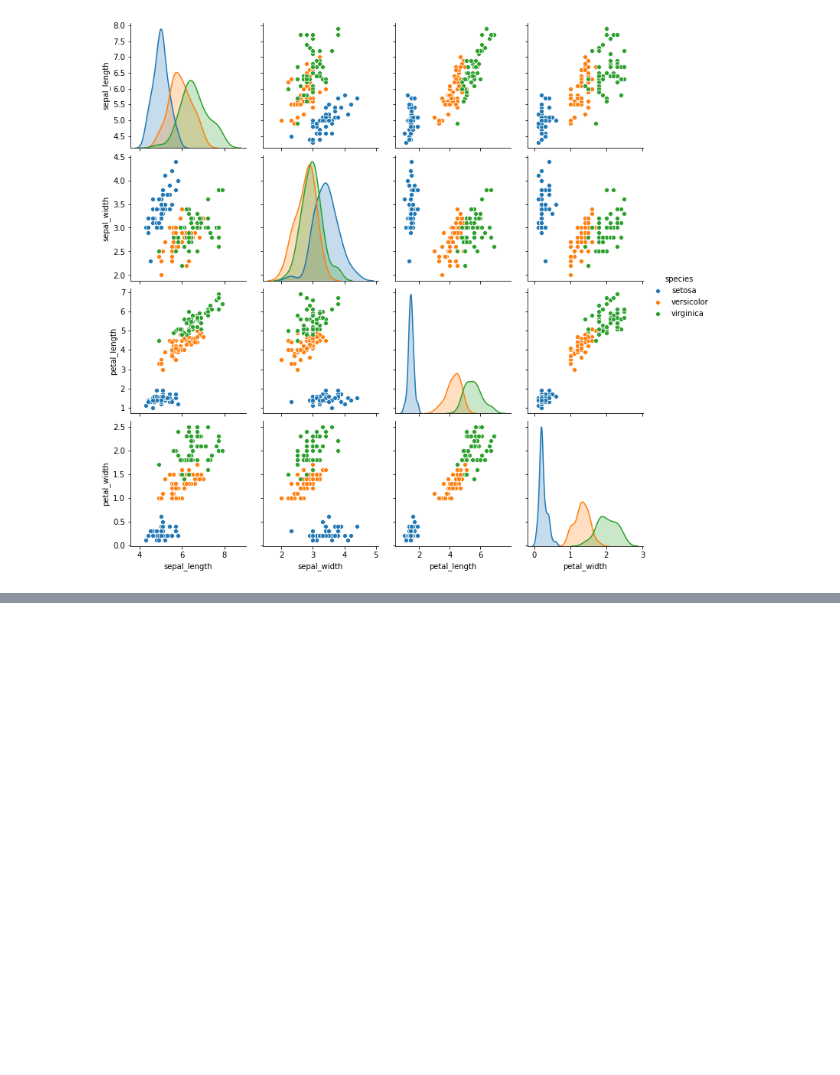
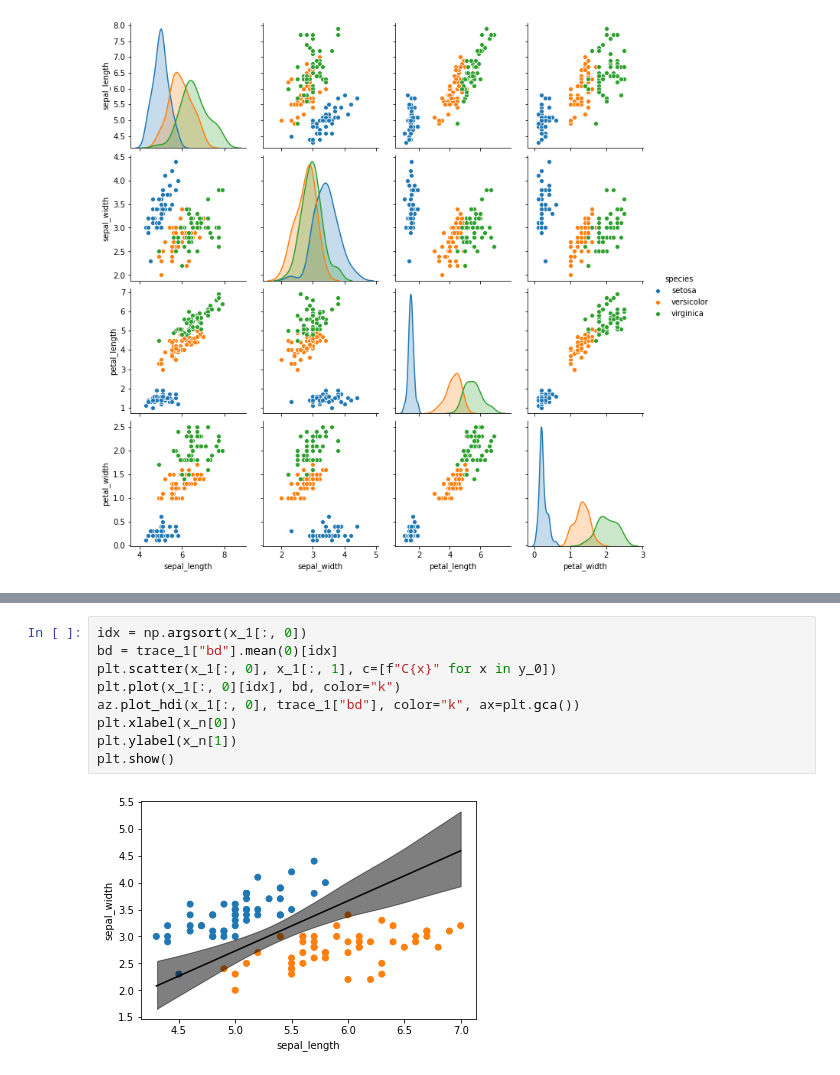
Before and after one commit to jhrcook/bayesian-analysis-with-python_e2, a Jupyter notebook: 04_generalized-linear-models.ipynb, the cells around one changed output, grey strips where cells are left out. Drawn from its saved outputs; the diff is of its cells as text; blank space fills up the shorter version.

```diff
--- a/04_generalized-linear-models.ipynb
+++ b/04_generalized-linear-models.ipynb
@@ -64,0 +184,11 @@ plt.show()
+# %%
+idx = np.argsort(x_1[:, 0])
+bd = trace_1["bd"].mean(0)[idx]
+plt.scatter(x_1[:, 0], x_1[:, 1], c=[f"C{x}" for x in y_0])
+plt.plot(x_1[:, 0][idx], bd, color="k")
+az.plot_hdi(x_1[:, 0], trace_1["bd"], color="k", ax=plt.gca())
+plt.xlabel(x_n[0])
+plt.ylabel(x_n[1])
+plt.show()
+# %% [output]
+[figure, added]
```
Also changed, not shown: parts of 14 cells of this notebook, 7 other files.
